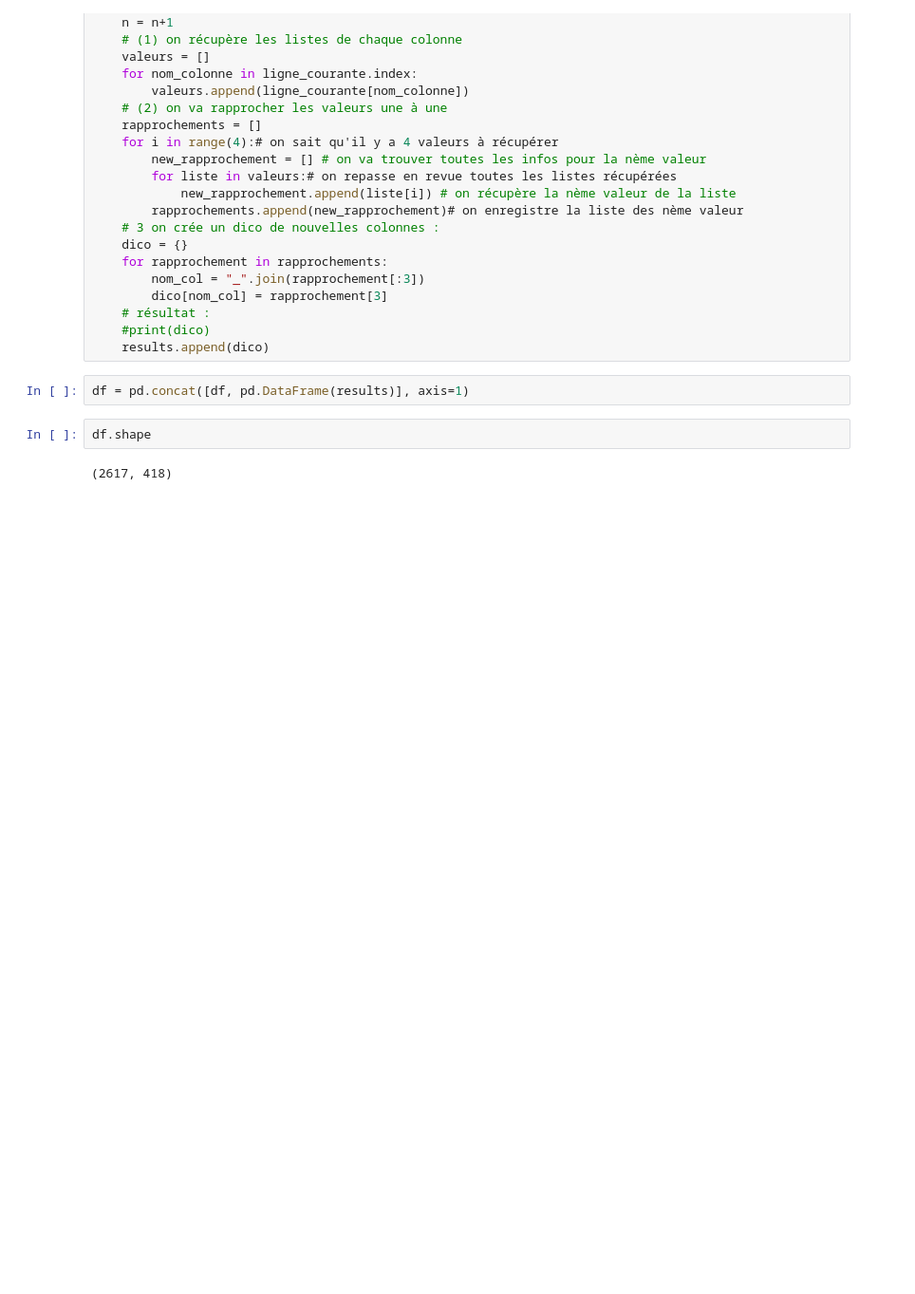
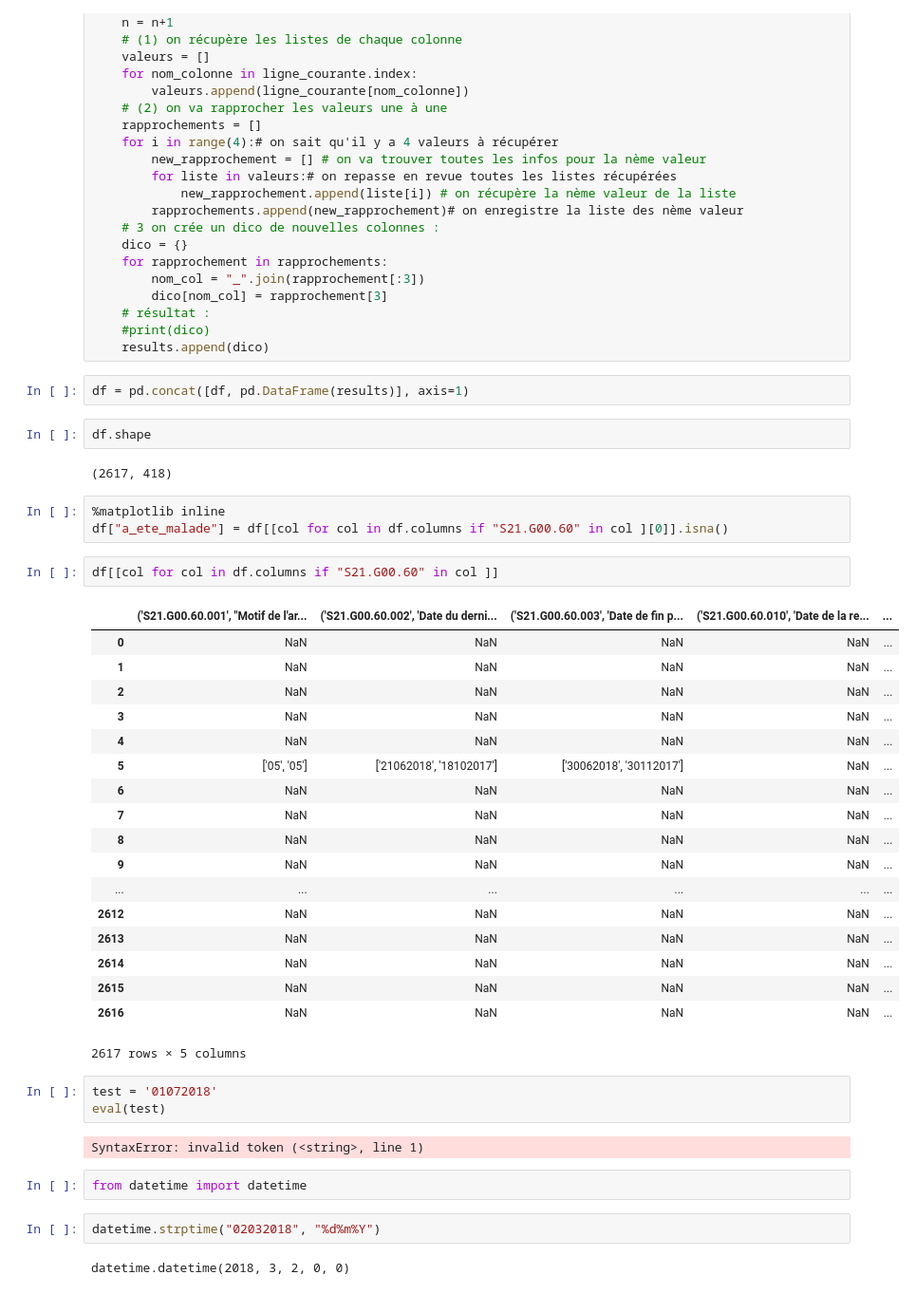
Before and after one commit to romainjouin/formation_python, a Jupyter notebook: analyse_de_dsn_groupe_IBO3.ipynb, the cells around one changed output. Shown at 95% size. Drawn from its saved outputs; the diff is of its cells as text; blank space fills up the shorter version.

```diff
--- a/analyse_de_dsn_groupe_IBO3.ipynb
+++ b/analyse_de_dsn_groupe_IBO3.ipynb
@@ -199,3 +199,38 @@ df = pd.concat([df, pd.DataFrame(results)], axis=1)
 df.shape
 # %% [output]
 (2617, 418)
+# %%
+%matplotlib inline
+df["a_ete_malade"] = df[[col for col in df.columns if "S21.G00.60" in col ][0]].isna()
+# %%
+df[[col for col in df.columns if "S21.G00.60" in col ]]
+# %% [output]
+|  | ('S21.G00.60.001', "Motif de l'ar... | ('S21.G00.60.002', 'Date du derni... | ('S21.G00.60.003', 'Date de fin p... | ('S21.G00.60.010', 'Date de la re... | ... |
+| 0 | NaN | NaN | NaN | NaN | ... |
+| 1 | NaN | NaN | NaN | NaN | ... |
+| 2 | NaN | NaN | NaN | NaN | ... |
+| 3 | NaN | NaN | NaN | NaN | ... |
+| 4 | NaN | NaN | NaN | NaN | ... |
+| 5 | ['05', '05'] | ['21062018', '18102017'] | ['30062018', '30112017'] | NaN | ... |
+| 6 | NaN | NaN | NaN | NaN | ... |
+| 7 | NaN | NaN | NaN | NaN | ... |
+| 8 | NaN | NaN | NaN | NaN | ... |
+| 9 | NaN | NaN | NaN | NaN | ... |
+| ... | ... | ... | ... | ... | ... |
+| 2612 | NaN | NaN | NaN | NaN | ... |
+| 2613 | NaN | NaN | NaN | NaN | ... |
+| 2614 | NaN | NaN | NaN | NaN | ... |
+| 2615 | NaN | NaN | NaN | NaN | ... |
+| 2616 | NaN | NaN | NaN | NaN | ... |
+2617 rows × 5 columns
+# %%
+test = '01072018'
+eval(test)
+# %% [output]
+SyntaxError: invalid token (<string>, line 1)
+# %%
+from datetime import datetime
+# %%
+datetime.strptime("02032018", "%d%m%Y")
+# %% [output]
+datetime.datetime(2018, 3, 2, 0, 0)
```
Also changed, not shown: parts of 10 cells of this notebook.
